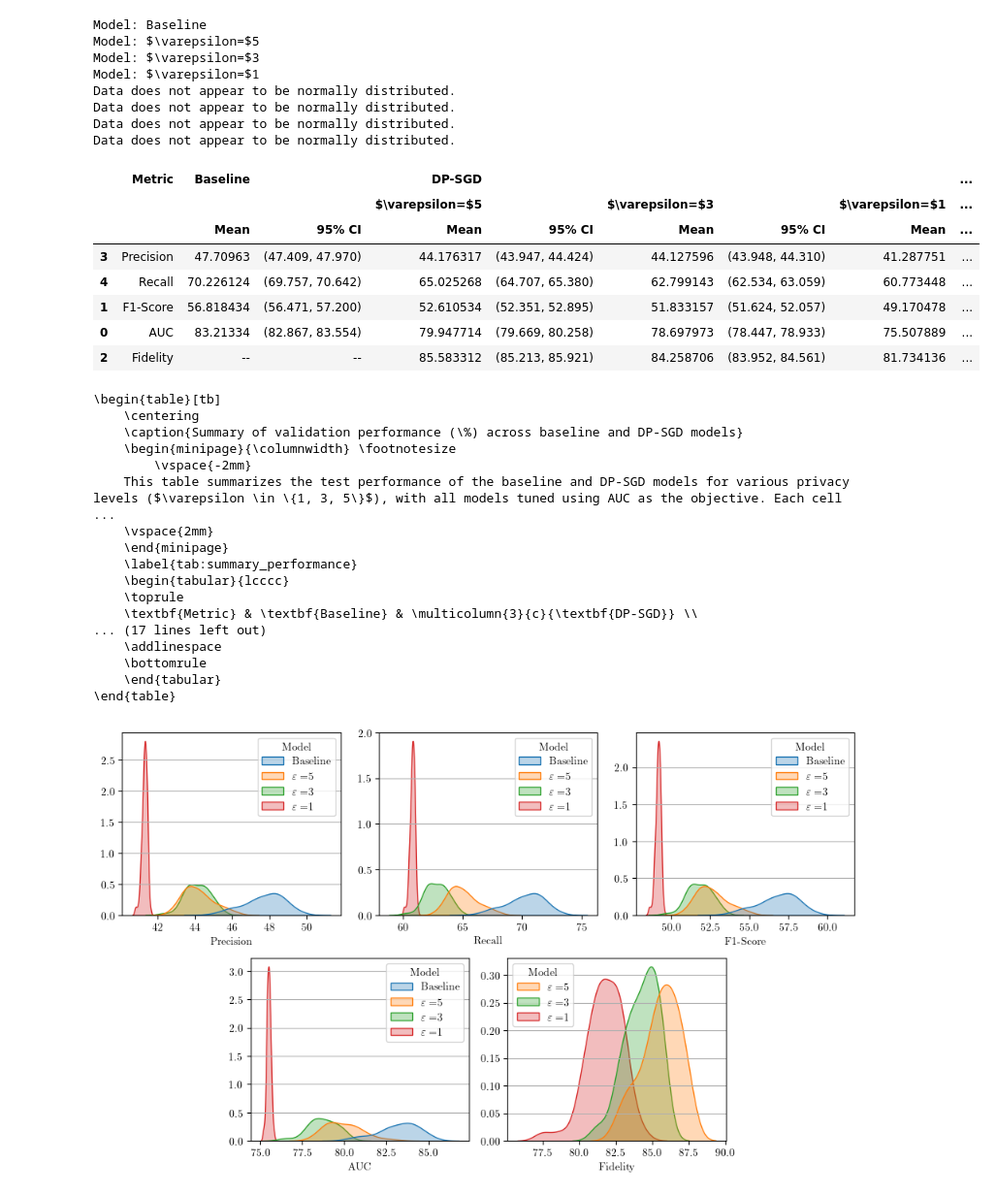
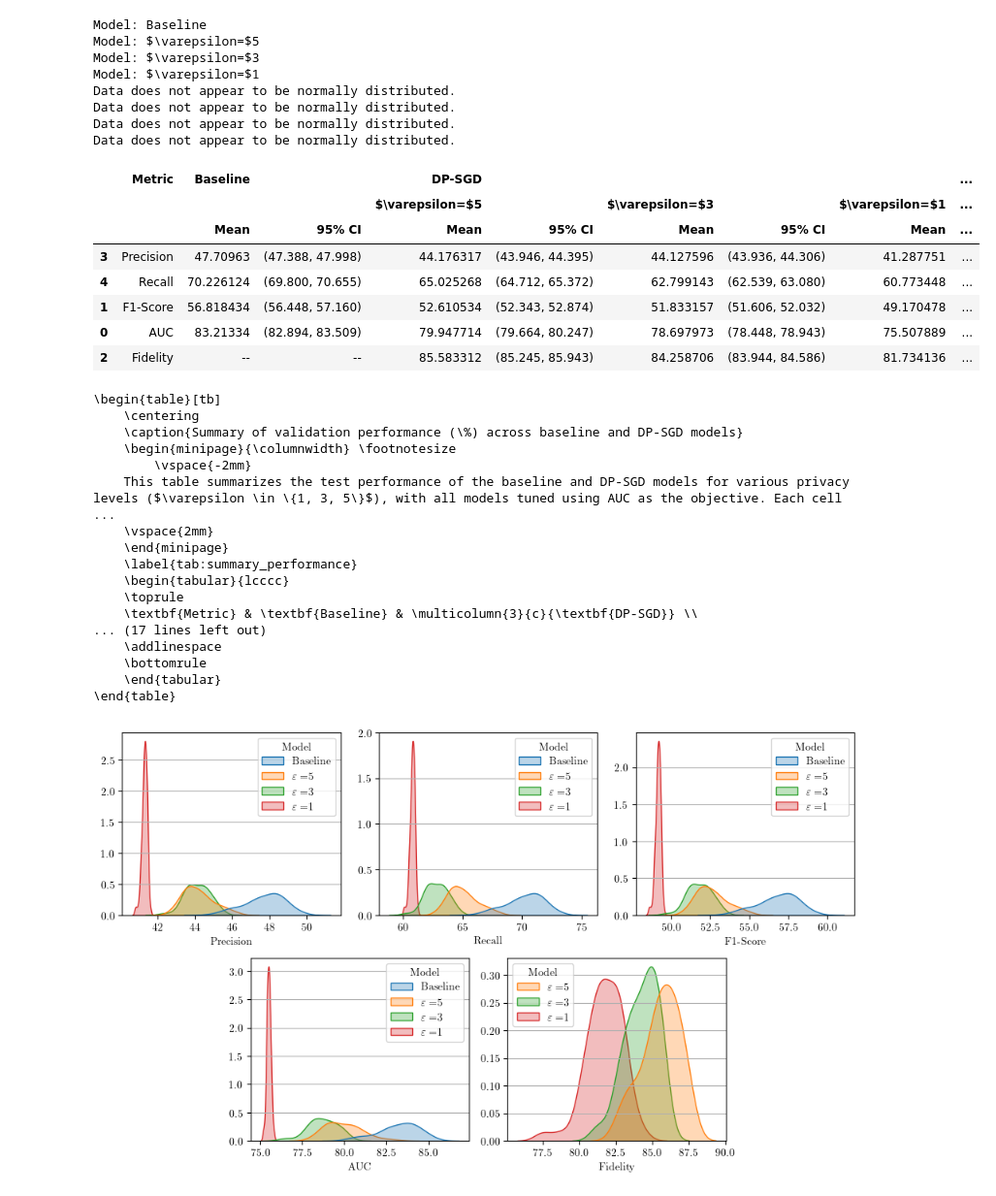
Before and after one commit to trinhkieuha/dp-shap-anomaly-detection, a Jupyter notebook: notebooks/07_Results_Analysis.ipynb, the cells around one changed output. Shown at 97% size. Drawn from its saved outputs; the diff is of its cells as text; code cells hidden in the pictures.

```diff
--- a/notebooks/07_Results_Analysis.ipynb
+++ b/notebooks/07_Results_Analysis.ipynb
@@ -186,18 +186,20 @@ plt.show()
 ### b. Test set performance (with multiple runs)
 # %%
 # Gather the performance metrics and perform normality test
-
 model_list = {"Baseline": f"baseline/{m}" for m in baseline_best["version"].tolist()}
-
 model_list.update({r"$\varepsilon=$" + f"{row['eps']:.0f}": f"dpsgd/{row['version']}" for i, row in dpsgd_best.sort_values("eps", ascending=False).iterrows()})
 
 min_len = min([len(pd.read_csv(f"results/stats_eval/{value}.csv")) for value in model_list.values()])
+
+# Get the seed values
+seeds = pd.read_csv("results/stats_eval/seeds.txt", header=None).rename(columns={0:"seed"})
 
 perf_stats = pd.DataFrame()
 for key, value in model_list.items():
     print("Model:", key)
     perf = pd.read_csv(f"results/stats_eval/{value}.csv")[:min_len]*100
     perf.insert(0, "Model", key)
+    perf["seed"] = seeds
 
     # Perform normality test
     for i, metric in enumerate(perf.columns.tolist()[1:]):
@@ -218,8 +220,10 @@ Data does not appear to be normally distributed.
 Data does not appear to be normally distributed.
 Data does not appear to be normally distributed.
 # %%
+from scipy.stats import bootstrap
+
 # Summary table
-melt_table = pd.melt(perf_stats, id_vars=['Model'], var_name='MetricType', value_name='Value')
+melt_table = pd.melt(perf_stats.drop(columns=["seed"]), id_vars=['Model'], var_name='MetricType', value_name='Value')
 sub_tables = [melt_table[melt_table["Model"]==model].drop(columns=["Model"]).rename(columns={"Value":model}).reset_index(drop=True) for model in melt_table["Model"].unique()]
 melted = pd.concat([table if i==0 else table.drop(columns=["MetricType"]) for i, table in enumerate(sub_tables)], axis=1)
 
@@ -231,8 +235,12 @@ group_mean.columns = [c + "_mean" for c in group_mean.columns]
 def bootstrap_ci(values, alpha=0.05):
     n_boot = 1000
     boot_means = [np.mean(np.random.choice(values, size=len(values), replace=True)) for _ in range(n_boot)]
-    ci_lower = np.percentile(boot_means, alpha*100/2)
-    ci_upper = np.percentile(boot_means, 100 - alpha*100/2)
+    boot_means.sort()
+    lower_idx = int((alpha / 2) * n_boot)
+    upper_idx = int((1 - alpha / 2) * n_boot)
+
+    ci_lower = boot_means[lower_idx]
+    ci_upper = boot_means[upper_idx]
     if pd.isna(ci_lower) == False and pd.isna(ci_upper) == False:
         return f"({ci_lower:.3f}, {ci_upper:.3f})"
     else:
@@ -261,38 +269,38 @@ perf_string = ""
 for i, row in combined.iterrows():
     value_str = ' & '.join([f"{row[col]:.3f}" if not isinstance(row[col], str) else row[col] for col in combined.columns if col[2]=="Mean"])
     perf_string += f"""{row[("Metric", "", "")]} & {value_str}\\\\
     & {" & ".join([row[col] for col in combined.columns if col[2]=="95% CI"])} \\\\
     \\addlinespace
     """
 
 script = r"""\begin{table}[tb]
     \centering
     \caption{Summary of validation performance (\%) across baseline and DP-SGD models}
     \begin{minipage}{\columnwidth} \footnotesize
 	\vspace{-2mm}
     This table summarizes the test performance of the baseline and DP-SGD models for various privacy levels ($\varepsilon \in \{1, 3, 5\}$), with all models tuned using AUC as the objective. Each cell reports the value of the corresponding evaluation metric in percentage points. The last row, Fidelity, measures the agreement between the predictions of the DP-SGD model and its non-private counterpart, quantifying the behavioral similarity under privacy constraints.
     \vspace{2mm}
     \end{minipage}
     \label{tab:summary_performance}
     \begin{tabular}{l""" + "c" * (len(model_list)) + r"""}
     \toprule
     \textbf{Metric} & \textbf{Baseline} & \multicolumn{""" + str(len(model_list) - 1) + r"""}{c}{\textbf{DP-SGD}} \\
     \cmidrule(lr){3-""" + str(2 + len(model_list) - 1) + r"""}
     """ + ' & '.join(parts).replace("\\varepsilon", "\\boldsymbol{\\varepsilon}") + r""" \\
     \midrule
     """ + perf_string + r"""\bottomrule
     \end{tabular}
 \end{table}"""
 print(script)
 # %% [output]
 |  | Metric | Baseline |  | DP-SGD |  |  |  |  | ... |
 |  |  |  |  | $\varepsilon=$5 |  | $\varepsilon=$3 |  | $\varepsilon=$1 | ... |
 |  |  | Mean | 95% CI | Mean | 95% CI | Mean | 95% CI | Mean | ... |
-| 3 | Precision | 47.70963 | (47.409, 47.970) | 44.176317 | (43.947, 44.424) | 44.127596 | (43.948, 44.310) | 41.287751 | ... |
-| 4 | Recall | 70.226124 | (69.757, 70.642) | 65.025268 | (64.707, 65.380) | 62.799143 | (62.534, 63.059) | 60.773448 | ... |
-| 1 | F1-Score | 56.818434 | (56.471, 57.200) | 52.610534 | (52.351, 52.895) | 51.833157 | (51.624, 52.057) | 49.170478 | ... |
-| 0 | AUC | 83.21334 | (82.867, 83.554) | 79.947714 | (79.669, 80.258) | 78.697973 | (78.447, 78.933) | 75.507889 | ... |
-| 2 | Fidelity | -- | -- | 85.583312 | (85.213, 85.921) | 84.258706 | (83.952, 84.561) | 81.734136 | ... |
+| 3 | Precision | 47.70963 | (47.388, 47.998) | 44.176317 | (43.946, 44.395) | 44.127596 | (43.936, 44.306) | 41.287751 | ... |
+| 4 | Recall | 70.226124 | (69.800, 70.655) | 65.025268 | (64.712, 65.372) | 62.799143 | (62.539, 63.080) | 60.773448 | ... |
+| 1 | F1-Score | 56.818434 | (56.448, 57.160) | 52.610534 | (52.343, 52.874) | 51.833157 | (51.606, 52.032) | 49.170478 | ... |
+| 0 | AUC | 83.21334 | (82.894, 83.509) | 79.947714 | (79.664, 80.247) | 78.697973 | (78.448, 78.943) | 75.507889 | ... |
+| 2 | Fidelity | -- | -- | 85.583312 | (85.245, 85.943) | 84.258706 | (83.944, 84.586) | 81.734136 | ... |
 \begin{table}[tb]
     \centering
     \caption{Summary of validation performance (\%) across baseline and DP-SGD models}
```
Also changed, not shown: parts of 3 cells of this notebook, 23 other files.
